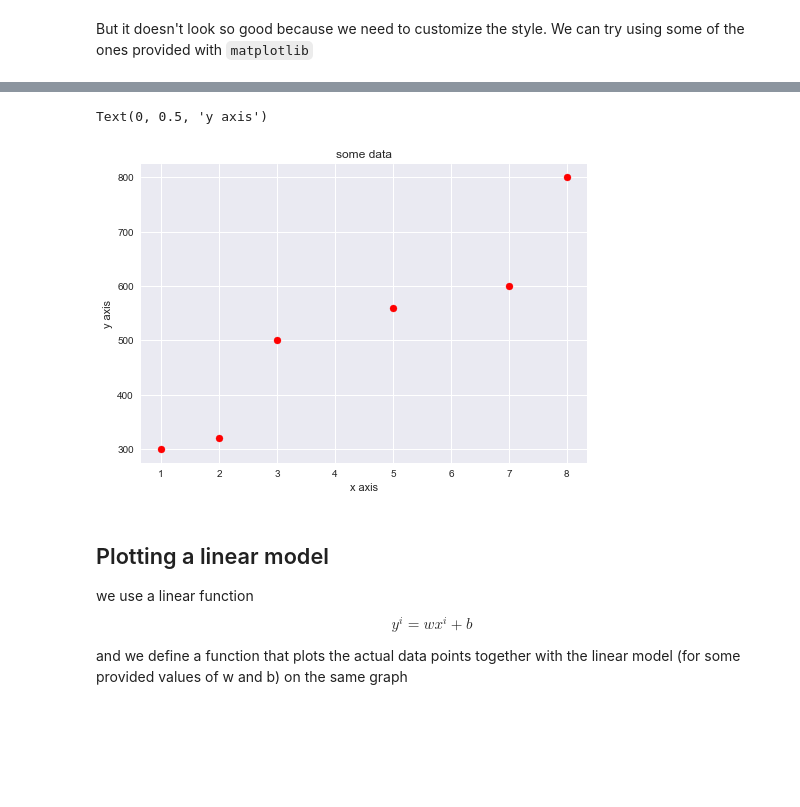
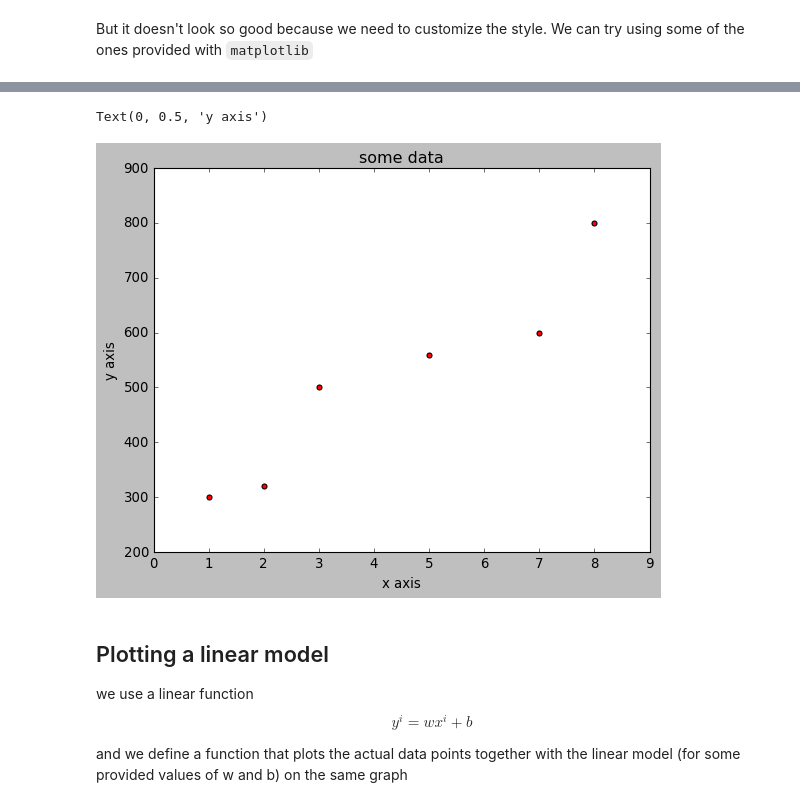
Before and after one commit to acnard/dl-ai-machine-learning, a Jupyter notebook: week1_test.ipynb, the cells around one changed output, grey strips where cells are left out. Drawn from its saved outputs; the diff is of its cells as text; code cells hidden in the pictures; blank space fills up the shorter version.

```diff
--- a/week1_test.ipynb
+++ b/week1_test.ipynb
@@ -44,15 +44,15 @@ print(plt.style.available)
 # %%
 # now we can pick a style and use it with this comand
-plt.style.use('seaborn-v0_8')
+plt.style.use('classic')
 
 # and then repeat the plot to see how it looks
 plt.scatter(x_train, y_train, marker='o', c='r')
 plt.title("some data")
 plt.xlabel("x axis")
 plt.ylabel("y axis")
 # %% [output]
 Text(0, 0.5, 'y axis')
-[figure, old version]
+[figure, new version]
 # %% [markdown]
 ## Plotting a linear model
 
```
Also changed, not shown: parts of 6 cells of this notebook.
